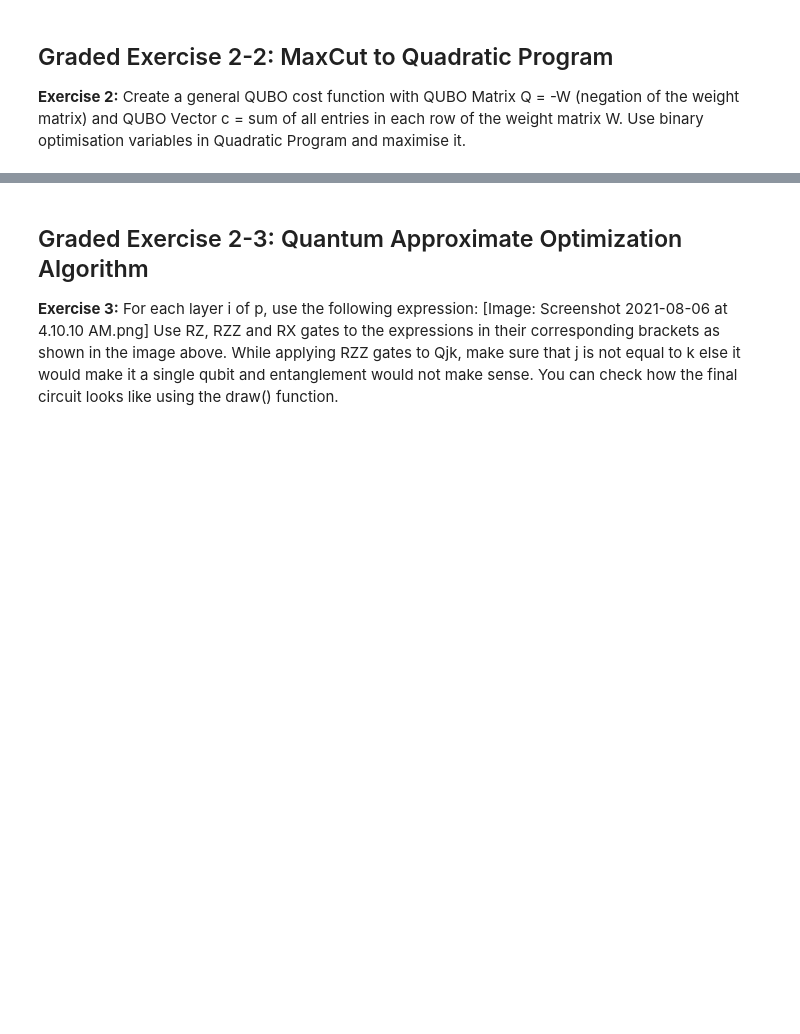
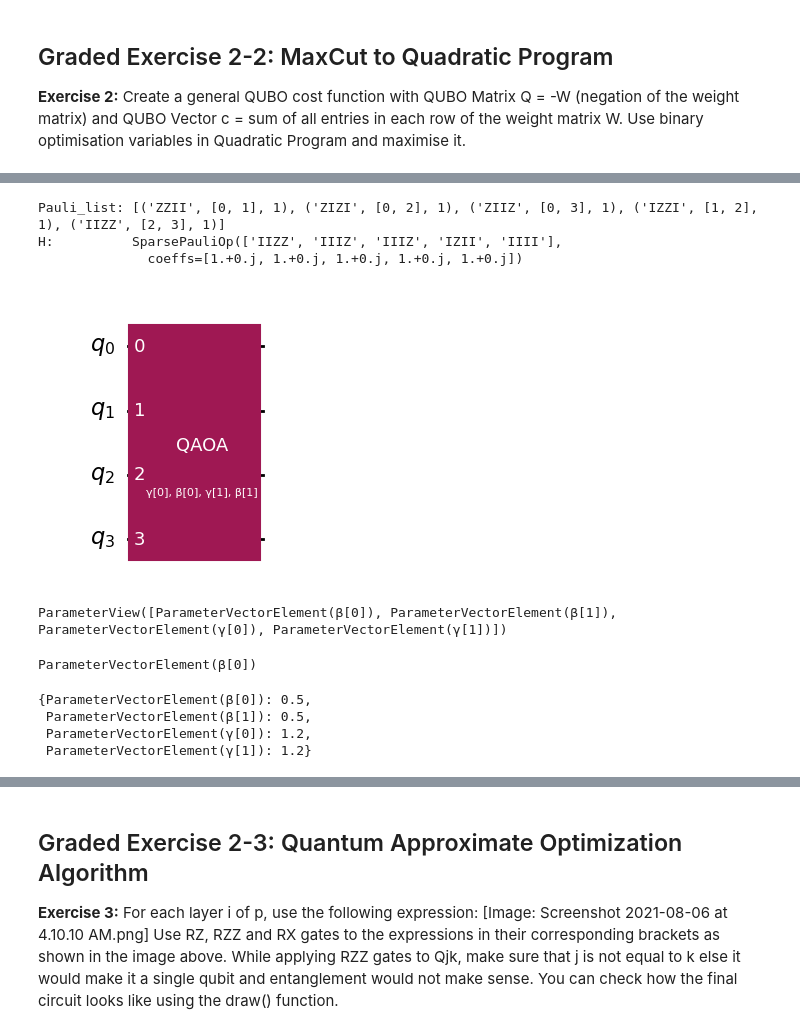
Before and after one commit to kcravi912/QpiAI_Quantum_Projects, a Jupyter notebook: 3_Optimizing Simple Scheduling Problems with QAOA/QAOA_Max-cut.ipynb, the cells around one changed output, grey strips where cells are left out. Drawn from its saved outputs; the diff is of its cells as text; code cells hidden in the pictures; blank space fills up the shorter version.

Commit message:
QAOAAnsatz & state city vector

```diff
--- a/3_Optimizing Simple Scheduling Problems with QAOA/QAOA_Max-cut.ipynb
+++ b/3_Optimizing Simple Scheduling Problems with QAOA/QAOA_Max-cut.ipynb
@@ -328,0 +333,36 @@ Available kernels:
+# %%
+def Maxcut_to_Pauli(G):
+    edge_list = G.edge_list()
+    edge_weights = list(G.edges())
+    pauli_list = []
+    for l,edge in enumerate(edge_list):
+        weight = edge_weights[l]
+        z_string = ['I']*G.num_nodes()
+        z_string[edge[0]] = 'Z'
+        z_string[edge[1]] = 'Z'
+        pauli_list.append((''.join(z_string), [edge[0], edge[1]], weight))
+    return pauli_list
+
+Pauli_list = Maxcut_to_Pauli(G)
+Cost_hamiltonian = SparsePauliOp.from_sparse_list(Pauli_list, num_qubits=G.num_nodes())
+print('Pauli_list:', Pauli_list)
+print('H:         ',Cost_hamiltonian)
+# %% [output]
+Pauli_list: [('ZZII', [0, 1], 1), ('ZIZI', [0, 2], 1), ('ZIIZ', [0, 3], 1), ('IZZI', [1, 2], 1), ('IIZZ', [2, 3], 1)]
+H:          SparsePauliOp(['IIZZ', 'IIIZ', 'IIIZ', 'IZII', 'IIII'],
+              coeffs=[1.+0.j, 1.+0.j, 1.+0.j, 1.+0.j, 1.+0.j])
+# %%
+circuit = QAOAAnsatz(cost_operator=Cost_hamiltonian, reps=2)
+#circuit.measure_all()
+
+circuit.draw("mpl")
+# %% [output]
+[figure, added]
+# %%
+circuit.parameters
+# %% [output]
+ParameterView([ParameterVectorElement(β[0]), ParameterVectorElement(β[1]), ParameterVectorElement(γ[0]), ParameterVectorElement(γ[1])])
+# %%
+circuit.parameters[0]
+# %% [output]
+ParameterVectorElement(β[0])
@@ -328,0 +376,7 @@ Available kernels:
+# %%
+binding_dict
+# %% [output]
+{ParameterVectorElement(β[0]): 0.5,
+ ParameterVectorElement(β[1]): 0.5,
+ ParameterVectorElement(γ[0]): 1.2,
+ ParameterVectorElement(γ[1]): 1.2}
```
Also changed, not shown: parts of 24 cells of this notebook.
